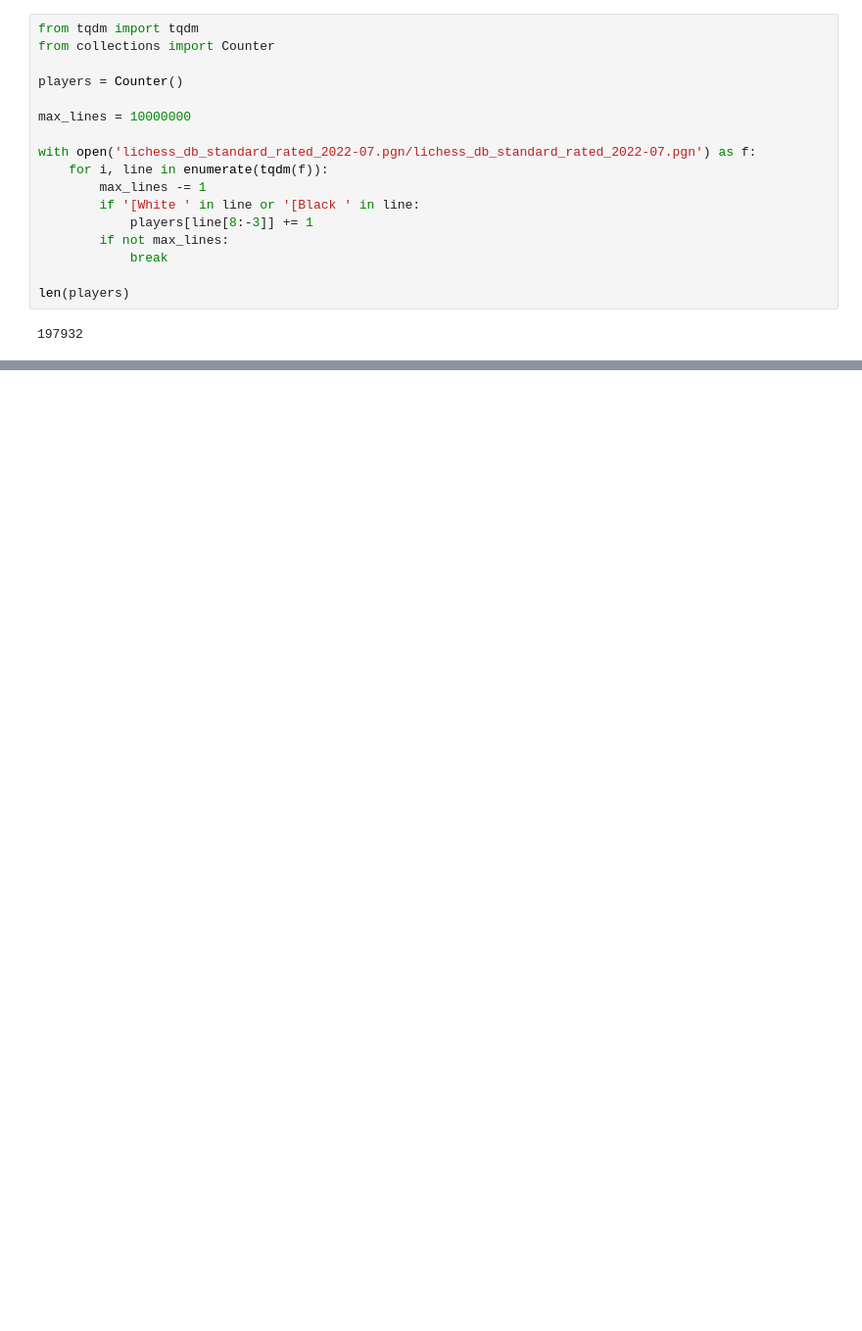
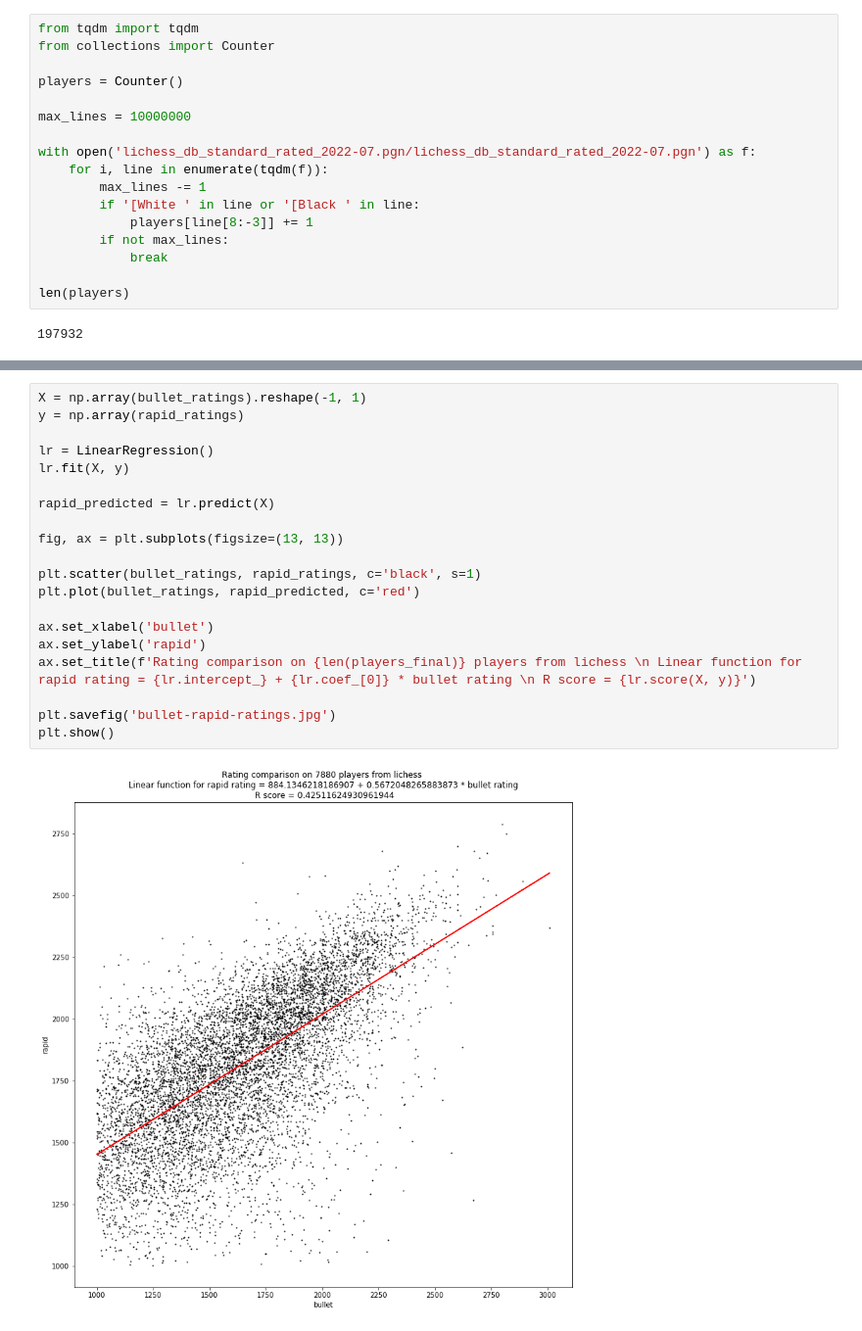
Before and after one commit to Michal-Zablocki/lichess, a Jupyter notebook: Lichess.ipynb, the cells around one changed output, grey strips where cells are left out. Shown at 98% size. Saved outputs shown, nothing was run; the diff lists cells and outputs as text; blank space fills up the shorter version.

```diff
--- a/Lichess.ipynb
+++ b/Lichess.ipynb
@@ -138,0 +182,22 @@ plt.show()
+# %%
+X = np.array(bullet_ratings).reshape(-1, 1)
+y = np.array(rapid_ratings)
+
+lr = LinearRegression()
+lr.fit(X, y)
+
+rapid_predicted = lr.predict(X)
+
+fig, ax = plt.subplots(figsize=(13, 13))
+
+plt.scatter(bullet_ratings, rapid_ratings, c='black', s=1)
+plt.plot(bullet_ratings, rapid_predicted, c='red')
+
+ax.set_xlabel('bullet')
+ax.set_ylabel('rapid')
+ax.set_title(f'Rating comparison on {len(players_final)} players from lichess \n Linear function for rapid rating = {lr.intercept_} + {lr.coef_[0]} * bullet rating \n R score = {lr.score(X, y)}')
+
+plt.savefig('bullet-rapid-ratings.jpg')
+plt.show()
+# %% [output]
+[figure, added]
```
Also changed, not shown: parts of 9 cells of this notebook, 1 other file.
